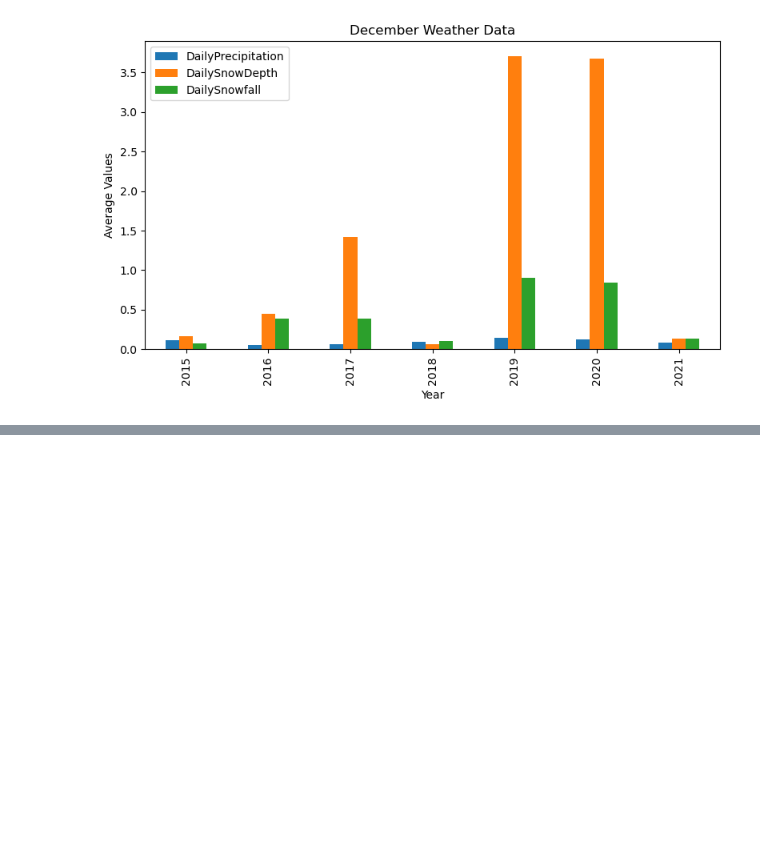
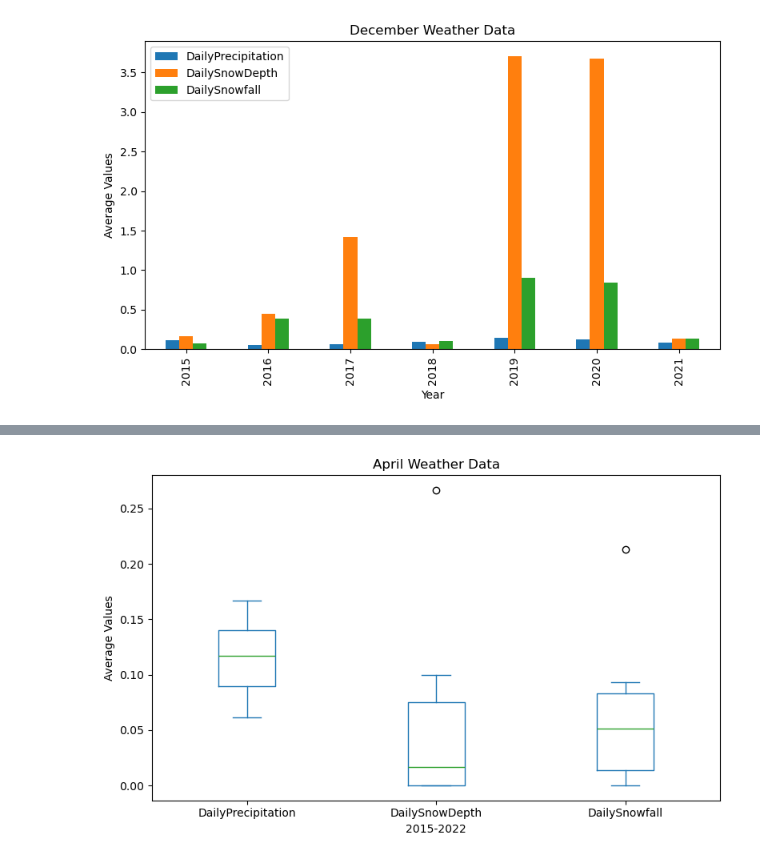
Before and after one commit to connerdekok/Albany_New_York_Weather, a Jupyter notebook: new_york.ipynb, the cells around one changed output, grey strips where cells are left out. Cells and saved outputs as stored; diff of their text form; code cells hidden in the pictures; blank space fills up the shorter version.

```diff
--- a/new_york.ipynb
+++ b/new_york.ipynb
@@ -557,0 +646,11 @@ plt.show()
+# %%
+april_box_plot = apr_avg.plot(kind='box', figsize=(8, 5))
+
+# Set title and labels without the need for tick labels manipulation
+april_box_plot.set_title('April Weather Data')
+april_box_plot.set_xlabel('2015-2022')
+april_box_plot.set_ylabel('Average Values')
+
+plt.tight_layout()
+# %% [output]
+[figure, added]
```
Also changed, not shown: parts of 50 cells of this notebook, 1 other file.
